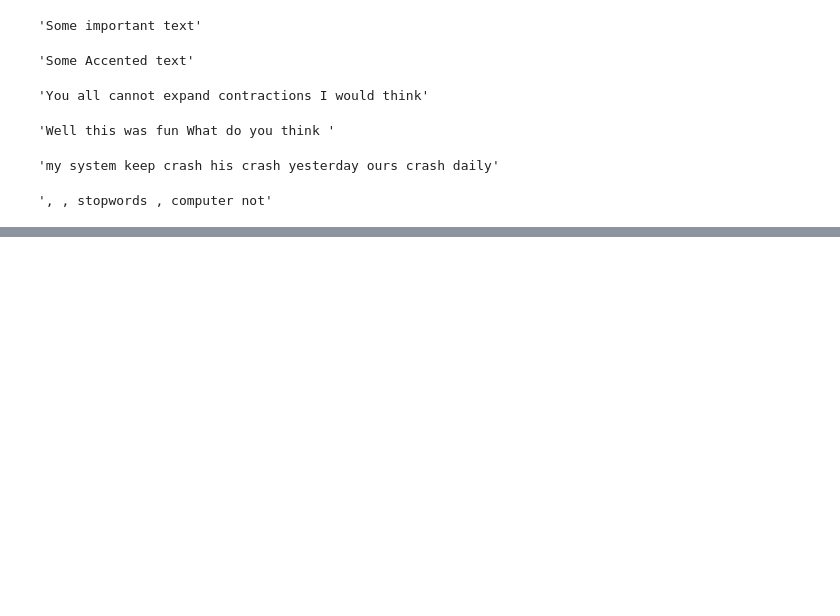
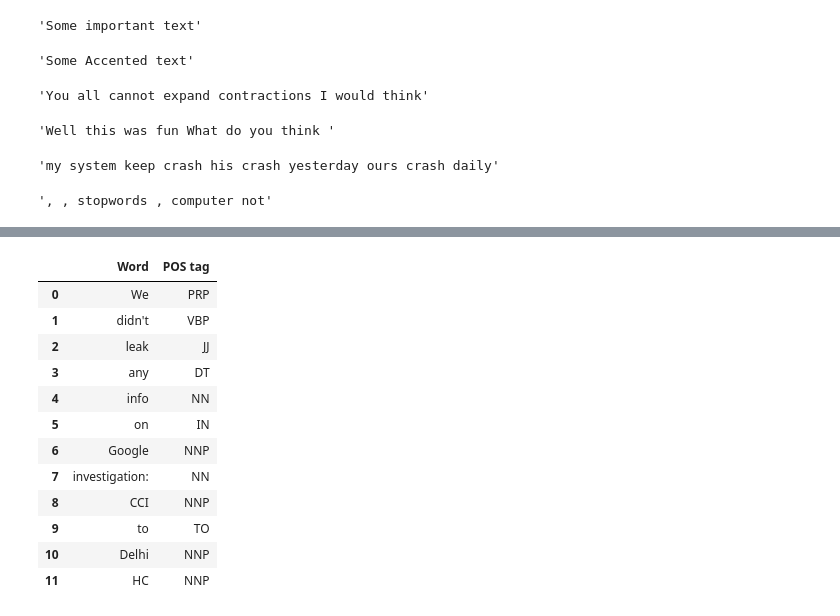
Before and after one commit to shemkira/nlp, a Jupyter notebook: nlp_exercise.ipynb, the cells around one changed output, grey strips where cells are left out. Drawn from its saved outputs; the diff is of its cells as text; code cells hidden in the pictures; blank space fills up the shorter version.

```diff
--- a/nlp_exercise.ipynb
+++ b/nlp_exercise.ipynb
@@ -267,0 +276,29 @@ news_df.iloc[1][['full_text', 'clean_text']].to_dict()
+# %%
+corpus = normalize_corpus(news_df['full_text'], text_lower_case=False,
+                          text_lemmatization=False, special_char_removal=False)
+
+# demo for POS tagging for sample news headline
+sentence = str(news_df.iloc[1].news_headline)
+sentence_nlp = nlp(sentence)
+
+# POS tagging with Spacy
+spacy_pos_tagged = [(word, word.tag_, word.pos_) for word in sentence_nlp]
+pd.DataFrame(spacy_pos_tagged, columns=['Word', 'POS tag', 'Tag type'])
+
+# POS tagging with nltk
+nltk_pos_tagged = nltk.pos_tag(sentence.split())
+pd.DataFrame(nltk_pos_tagged, columns=['Word', 'POS tag'])
+# %% [output]
+|  | Word | POS tag |
+| 0 | We | PRP |
+| 1 | didn't | VBP |
+| 2 | leak | JJ |
+| 3 | any | DT |
+| 4 | info | NN |
+| 5 | on | IN |
+| 6 | Google | NNP |
+| 7 | investigation: | NN |
+| 8 | CCI | NNP |
+| 9 | to | TO |
+| 10 | Delhi | NNP |
+| 11 | HC | NNP |
```
Also changed, not shown: parts of 14 cells of this notebook.
